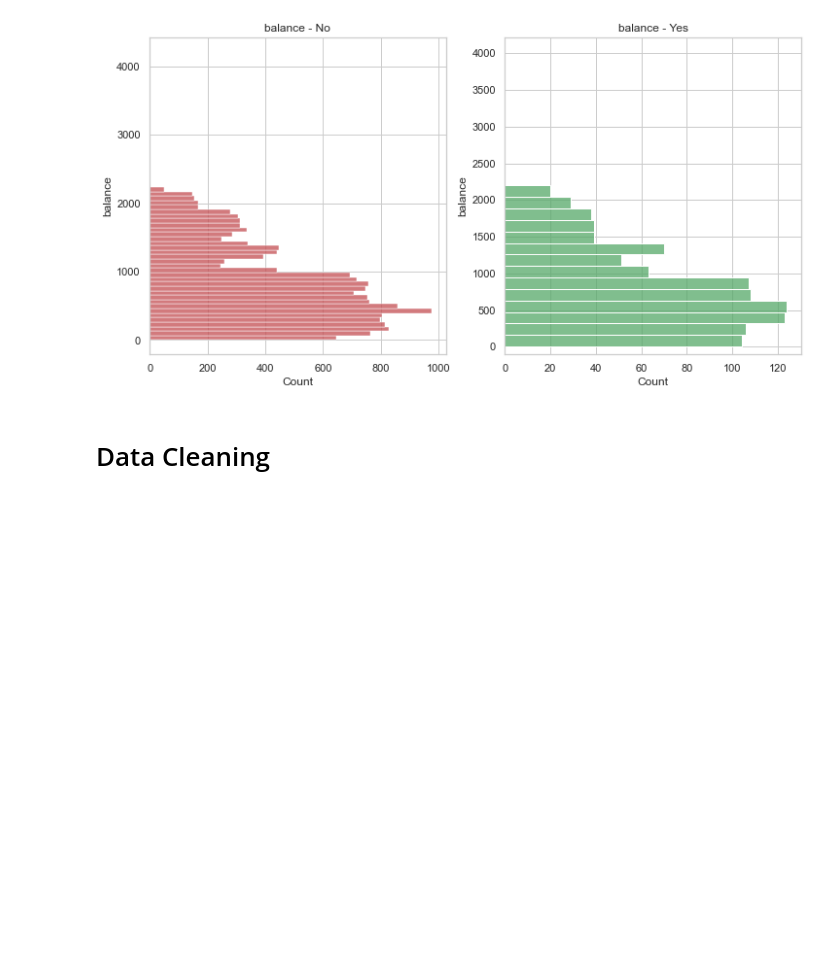
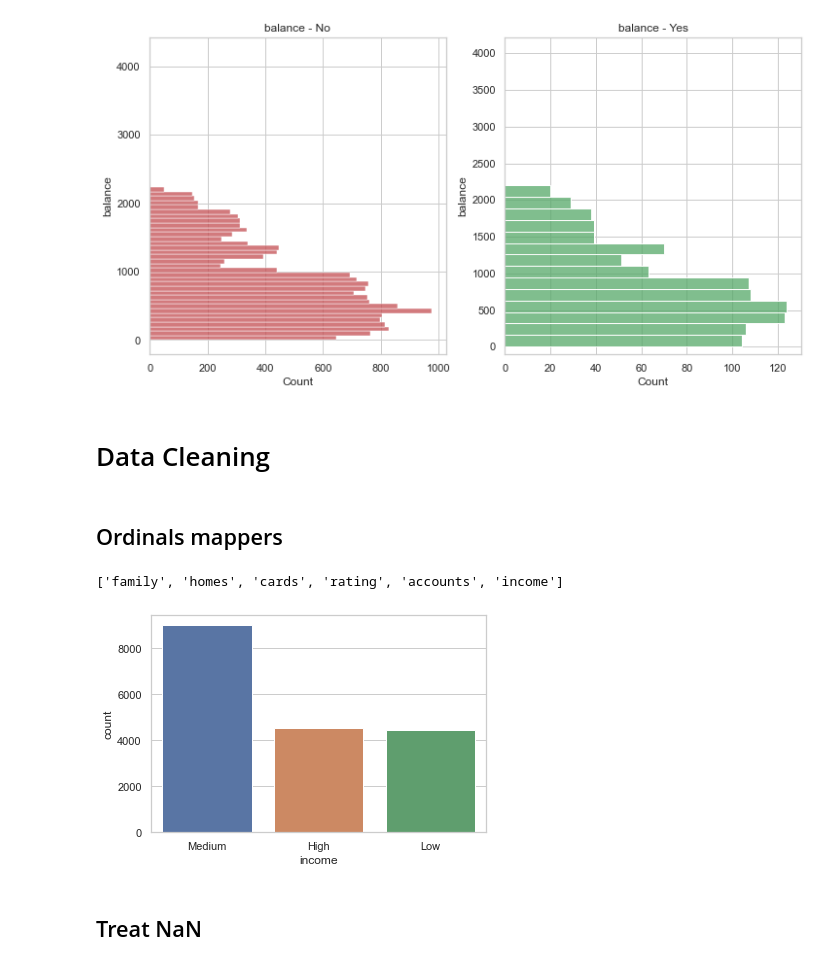
Before and after one commit to aldamepi/ironhack-mid_bootcamp_project, a Jupyter notebook: code/mid_bootcamp-amengual.ipynb, the cells around one changed output. Drawn from its saved outputs; the diff is of its cells as text; code cells hidden in the pictures; blank space fills up the shorter version.

```diff
--- a/code/mid_bootcamp-amengual.ipynb
+++ b/code/mid_bootcamp-amengual.ipynb
@@ -486,3 +489,14 @@ for f in conti.columns:
 [figure]
 # %% [markdown]
 # Data Cleaning
+# %% [markdown]
+## Ordinals mappers
+# %%
+ordinals
+# %% [output]
+['family', 'homes', 'cards', 'rating', 'accounts', 'income']
+# %%
+sns.countplot(x = disc.income)
+plt.show()
+# %% [output]
+[figure, added]
@@ -488,0 +523,2 @@ for f in conti.columns:
+# %% [markdown]
+## Treat NaN
```
Also changed, not shown: parts of 80 cells of this notebook.
